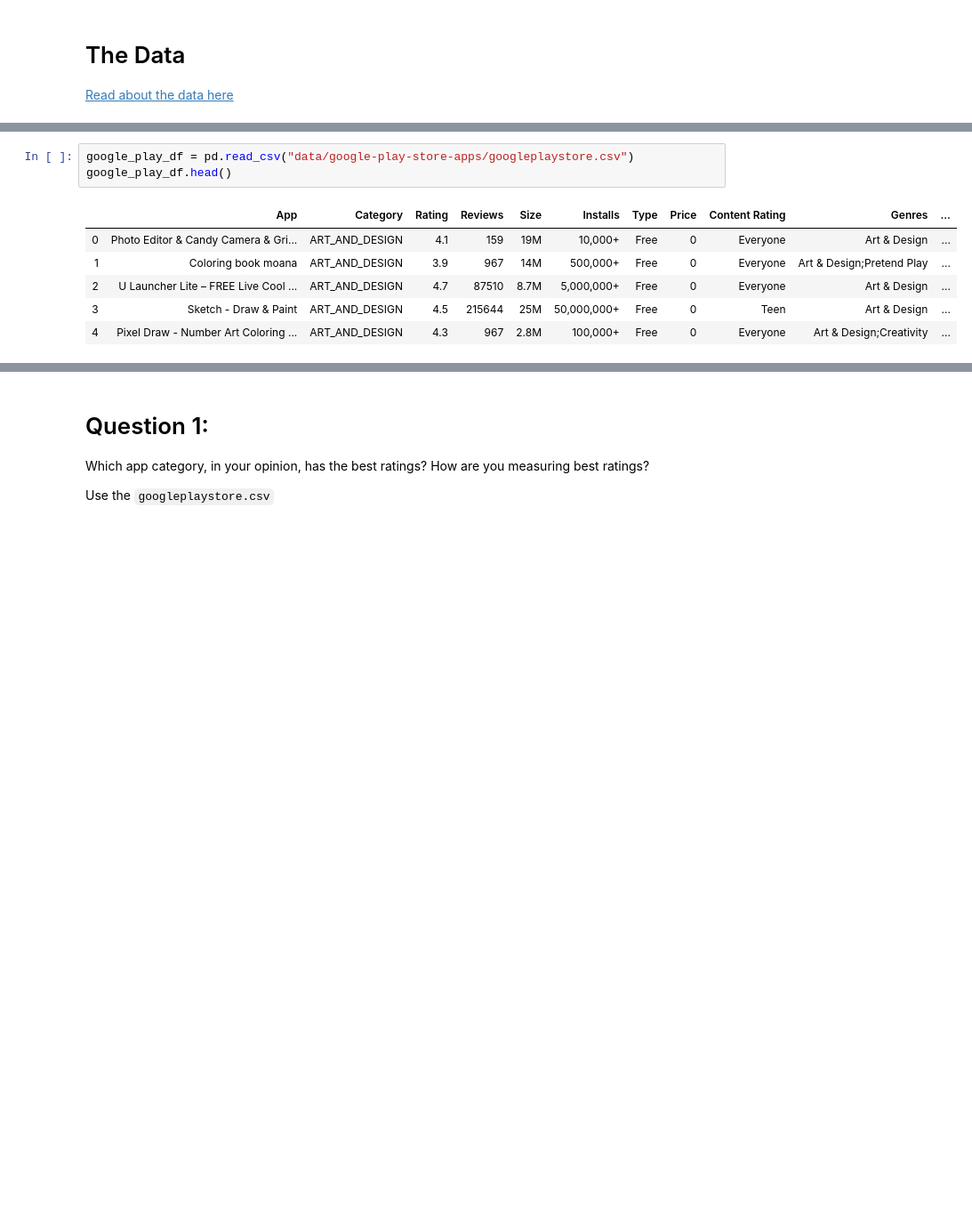
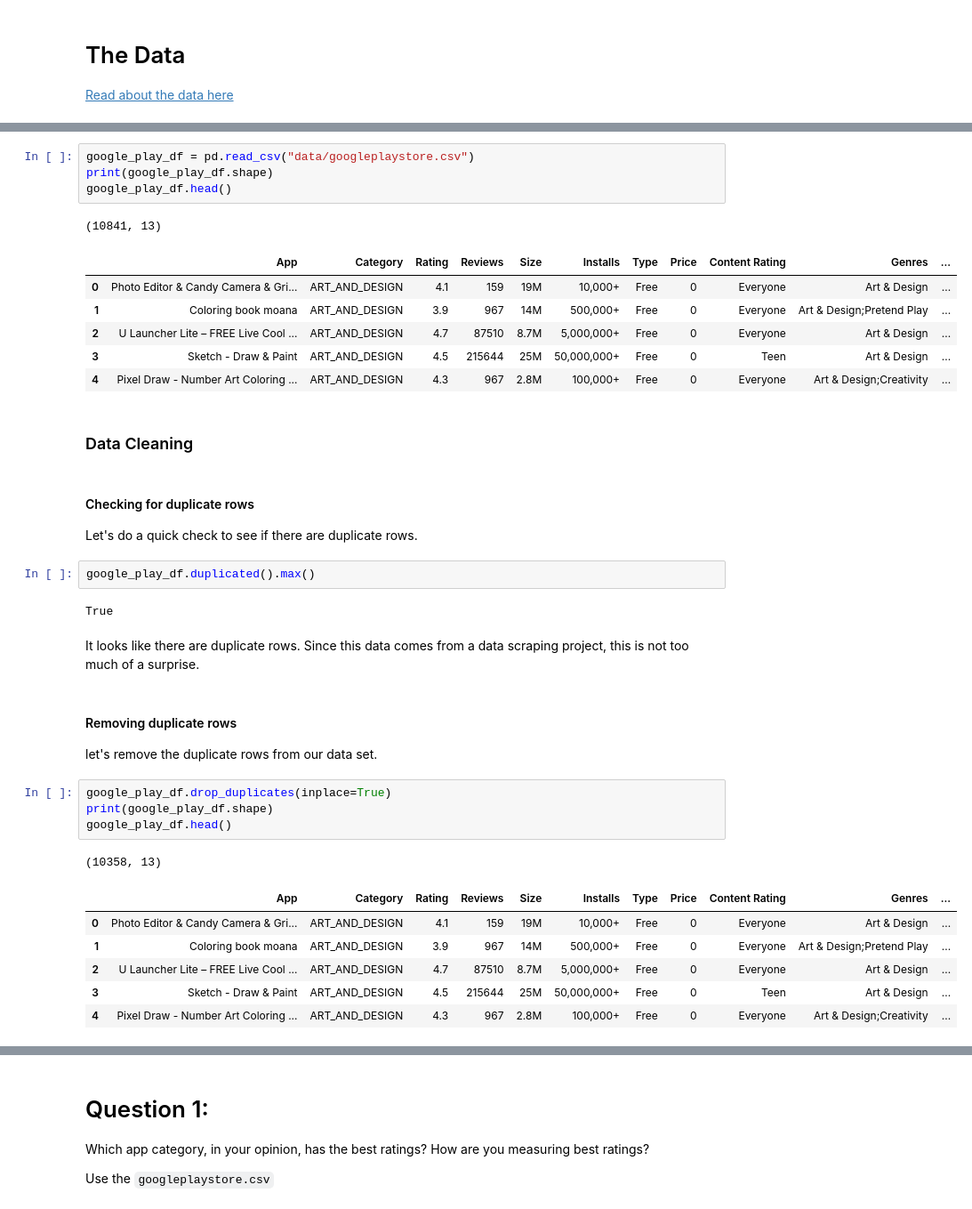
Before and after one commit to sethchart/mod1-case-study-eda, a Jupyter notebook: workbook.ipynb, the cells around one changed output, grey strips where cells are left out. Shown at 89% size. Cells and saved outputs as stored; diff of their text form; blank space fills up the shorter version.

```diff
--- a/workbook.ipynb
+++ b/workbook.ipynb
@@ -6,10 +9,38 @@ import pandas as pd
 # %%
-google_play_df = pd.read_csv("data/google-play-store-apps/googleplaystore.csv")
+google_play_df = pd.read_csv("data/googleplaystore.csv")
+print(google_play_df.shape)
 google_play_df.head()
 # %% [output]
+(10841, 13)
 |  | App | Category | Rating | Reviews | Size | Installs | Type | Price | Content Rating | Genres | ... |
 | 0 | Photo Editor & Candy Camera & Gri... | ART_AND_DESIGN | 4.1 | 159 | 19M | 10,000+ | Free | 0 | Everyone | Art & Design | ... |
 | 1 | Coloring book moana | ART_AND_DESIGN | 3.9 | 967 | 14M | 500,000+ | Free | 0 | Everyone | Art & Design;Pretend Play | ... |
 | 2 | U Launcher Lite – FREE Live Cool ... | ART_AND_DESIGN | 4.7 | 87510 | 8.7M | 5,000,000+ | Free | 0 | Everyone | Art & Design | ... |
 | 3 | Sketch - Draw & Paint | ART_AND_DESIGN | 4.5 | 215644 | 25M | 50,000,000+ | Free | 0 | Teen | Art & Design | ... |
 | 4 | Pixel Draw - Number Art Coloring ... | ART_AND_DESIGN | 4.3 | 967 | 2.8M | 100,000+ | Free | 0 | Everyone | Art & Design;Creativity | ... |
+# %% [markdown]
+### Data Cleaning
+# %% [markdown]
+#### Checking for duplicate rows
+Let's do a quick check to see if there are duplicate rows.
+# %%
+google_play_df.duplicated().max()
+# %% [output]
+True
+# %% [markdown]
+It looks like there are duplicate rows. Since this data comes from a data scraping project, this is not too much of a surprise.
+# %% [markdown]
+#### Removing duplicate rows
+let's remove the duplicate rows from our data set.
+# %%
+google_play_df.drop_duplicates(inplace=True)
+print(google_play_df.shape)
+google_play_df.head()
+# %% [output]
+(10358, 13)
+|  | App | Category | Rating | Reviews | Size | Installs | Type | Price | Content Rating | Genres | ... |
+| 0 | Photo Editor & Candy Camera & Gri... | ART_AND_DESIGN | 4.1 | 159 | 19M | 10,000+ | Free | 0 | Everyone | Art & Design | ... |
+| 1 | Coloring book moana | ART_AND_DESIGN | 3.9 | 967 | 14M | 500,000+ | Free | 0 | Everyone | Art & Design;Pretend Play | ... |
+| 2 | U Launcher Lite – FREE Live Cool ... | ART_AND_DESIGN | 4.7 | 87510 | 8.7M | 5,000,000+ | Free | 0 | Everyone | Art & Design | ... |
+| 3 | Sketch - Draw & Paint | ART_AND_DESIGN | 4.5 | 215644 | 25M | 50,000,000+ | Free | 0 | Teen | Art & Design | ... |
+| 4 | Pixel Draw - Number Art Coloring ... | ART_AND_DESIGN | 4.3 | 967 | 2.8M | 100,000+ | Free | 0 | Everyone | Art & Design;Creativity | ... |
```
Also changed, not shown: parts of 42 cells of this notebook.
